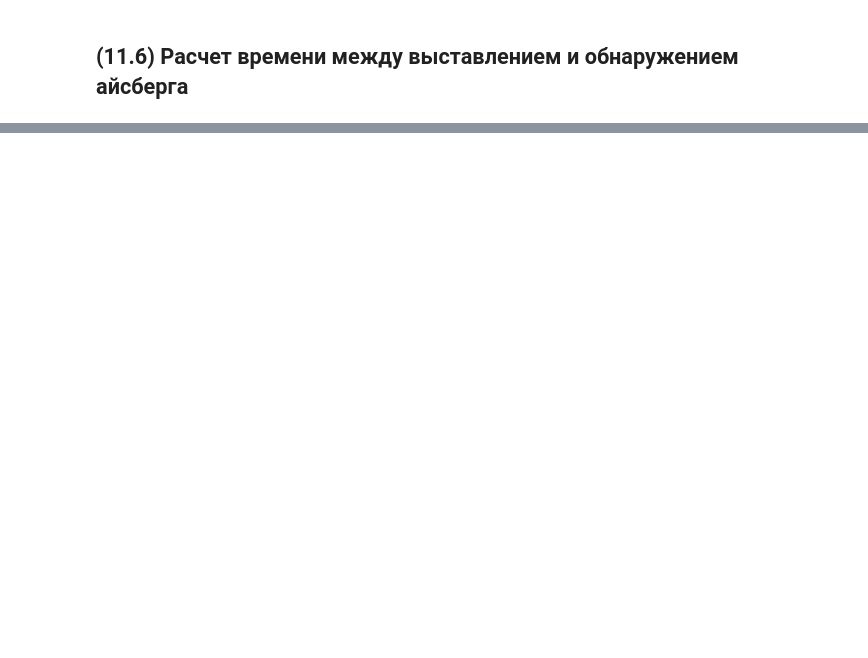
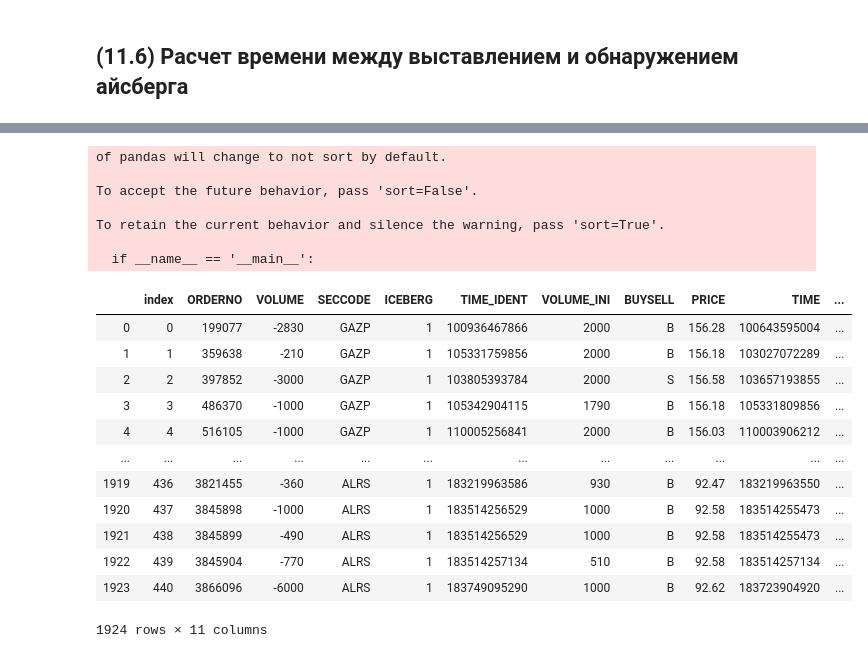
Before and after one commit to katya-luzina/master_thesis, a Jupyter notebook: адаптация кода к имеющимся данным.ipynb, the cells around one changed output, grey strips where cells are left out. Cells and saved outputs as stored; diff of their text form; code cells hidden in the pictures; blank space fills up the shorter version.

```diff
--- a/адаптация кода к имеющимся данным.ipynb
+++ b/адаптация кода к имеющимся данным.ipynb
@@ -530,0 +556,18 @@ output
+# %%
+#Создаем список из инструментов, относящихся к числу голубых фишек
+tickers = ['GAZP',
+           'SBER',
+           'GMKN',
+           'LKOH',
+           'MTSS',
+           'MGNT',
+           'TATN',
+           'NVTK',
+           'YNDX',
+           'ROSN',
+           'FIVE',
+           'VTBR',
+           'SNGS',
+           'SHMF',
+           'ALRS'
+          ]
@@ -530,0 +591,33 @@ output
+# %%
+# сливаем результаты из всех файлов в один датафрейм
+iceberg_all = pd.DataFrame()
+for l in orderlogs:
+    d = l[8:16]
+    for m in tickers:
+        ticker = m
+        output_name = ticker + d + '.csv'
+        df_temp = pd.read_csv(output_name,header=0)
+        iceberg_all = pd.concat([df,df_temp])
+iceberg_all = iceberg_all.reset_index()
+iceberg_all
+# %% [output]
+of pandas will change to not sort by default.
+
+To accept the future behavior, pass 'sort=False'.
+
+To retain the current behavior and silence the warning, pass 'sort=True'.
+
+  if __name__ == '__main__':
+|  | index | ORDERNO | VOLUME | SECCODE | ICEBERG | TIME_IDENT | VOLUME_INI | BUYSELL | PRICE | TIME | ... |
+| 0 | 0 | 199077 | -2830 | GAZP | 1 | 100936467866 | 2000 | B | 156.28 | 100643595004 | ... |
+| 1 | 1 | 359638 | -210 | GAZP | 1 | 105331759856 | 2000 | B | 156.18 | 103027072289 | ... |
+| 2 | 2 | 397852 | -3000 | GAZP | 1 | 103805393784 | 2000 | S | 156.58 | 103657193855 | ... |
+| 3 | 3 | 486370 | -1000 | GAZP | 1 | 105342904115 | 1790 | B | 156.18 | 105331809856 | ... |
+| 4 | 4 | 516105 | -1000 | GAZP | 1 | 110005256841 | 2000 | B | 156.03 | 110003906212 | ... |
+| ... | ... | ... | ... | ... | ... | ... | ... | ... | ... | ... | ... |
+| 1919 | 436 | 3821455 | -360 | ALRS | 1 | 183219963586 | 930 | B | 92.47 | 183219963550 | ... |
+| 1920 | 437 | 3845898 | -1000 | ALRS | 1 | 183514256529 | 1000 | B | 92.58 | 183514255473 | ... |
+| 1921 | 438 | 3845899 | -490 | ALRS | 1 | 183514256529 | 1000 | B | 92.58 | 183514255473 | ... |
+| 1922 | 439 | 3845904 | -770 | ALRS | 1 | 183514257134 | 510 | B | 92.58 | 183514257134 | ... |
+| 1923 | 440 | 3866096 | -6000 | ALRS | 1 | 183749095290 | 1000 | B | 92.62 | 183723904920 | ... |
+1924 rows × 11 columns
```
Also changed, not shown: parts of 13 cells of this notebook.
